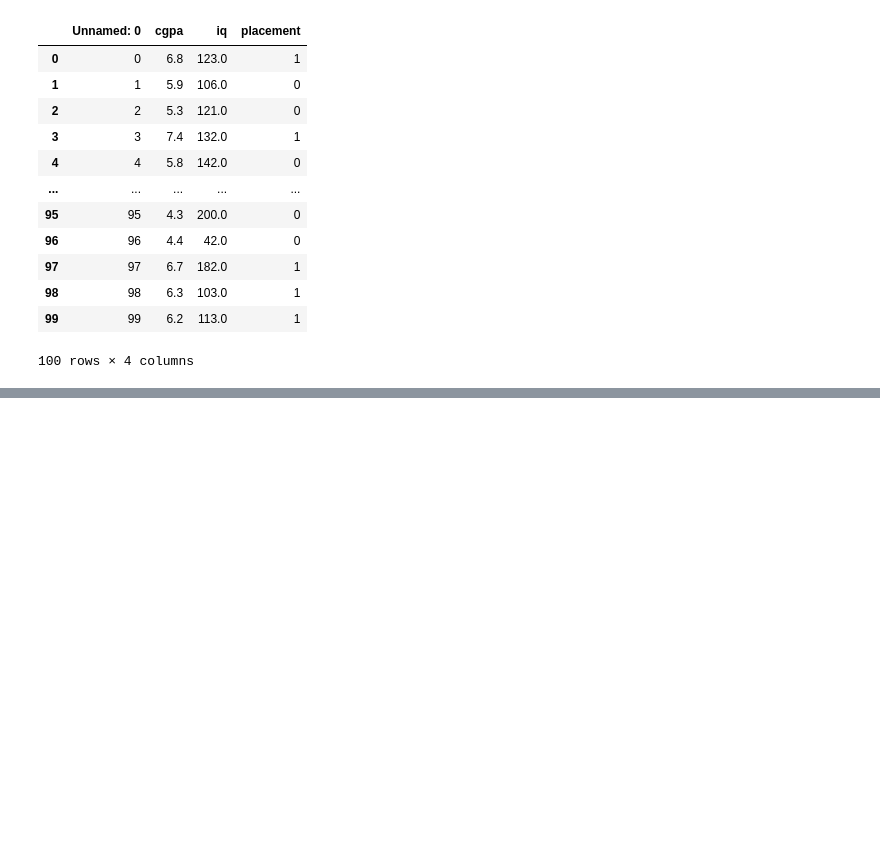
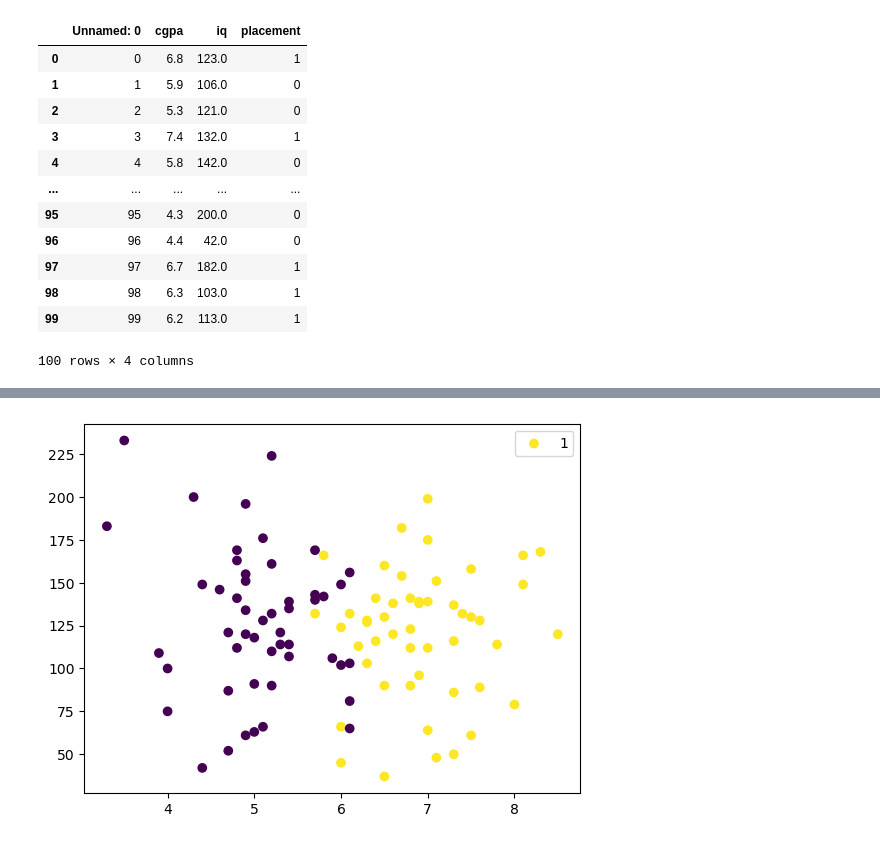
Before and after one commit to swayam-learning/python, a Jupyter notebook: Learn_ML/ETE_Project/project.ipynb, the cells around one changed output, grey strips where cells are left out. Cells and saved outputs as stored; diff of their text form; code cells hidden in the pictures; blank space fills up the shorter version.

```diff
--- a/Learn_ML/ETE_Project/project.ipynb
+++ b/Learn_ML/ETE_Project/project.ipynb
@@ -20,0 +36,2 @@ df
+# %%
+df.drop("Unnamed: 0",axis=1,inplace=True)
@@ -20,0 +54,6 @@ df
+# %%
+plt.scatter(df["cgpa"],df["iq"],c=df["placement"])
+plt.legend(df["placement"])
+plt.show()
+# %% [output]
+[figure, added]
```
Also changed, not shown: parts of 3 cells of this notebook.
